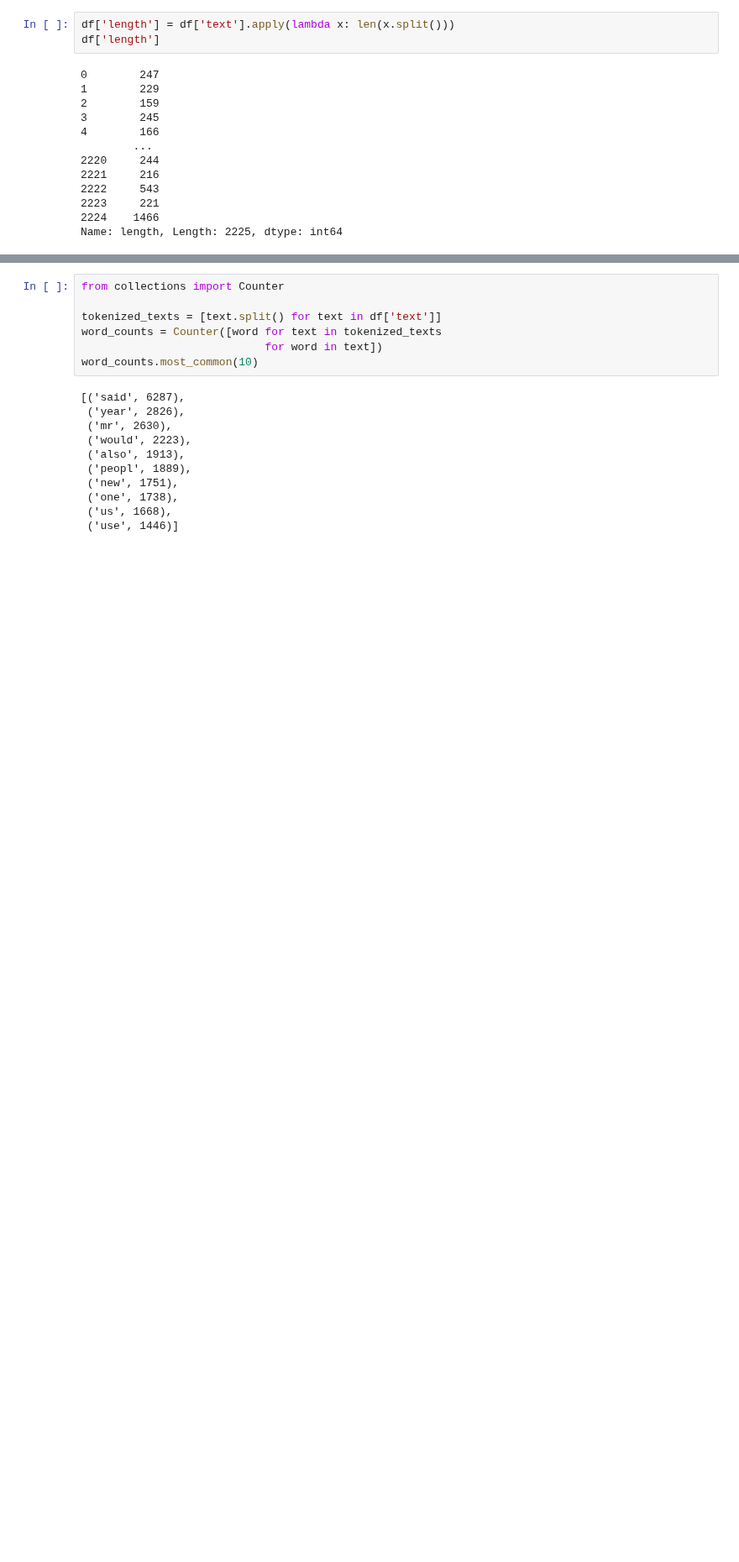
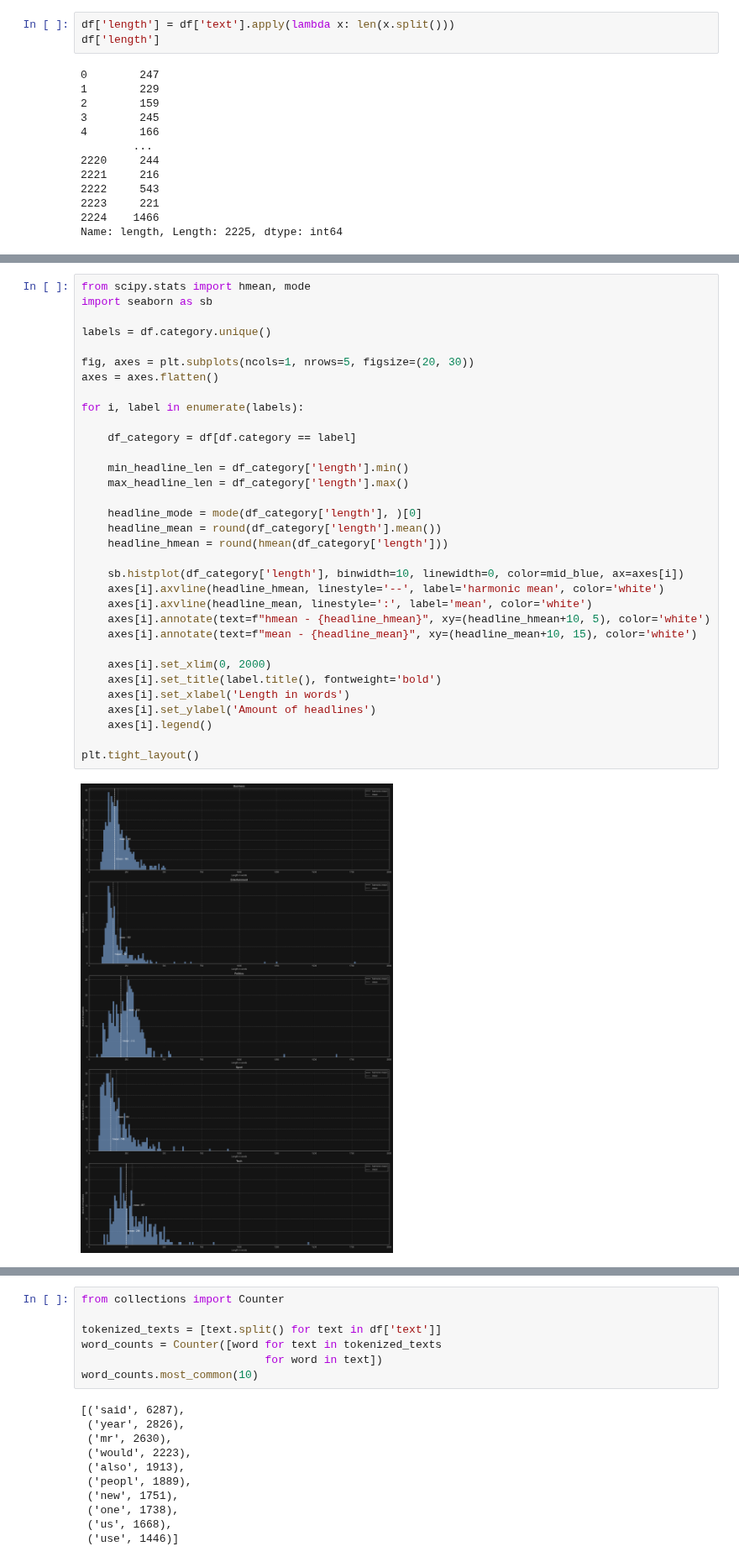
Before and after one commit to gracjan-p/bbc, a Jupyter notebook: notebooks/main.ipynb, the cells around one changed output, grey strips where cells are left out. Shown at 84% size. Drawn from its saved outputs; the diff is of its cells as text; blank space fills up the shorter version.

```diff
--- a/notebooks/main.ipynb
+++ b/notebooks/main.ipynb
@@ -134,0 +126,35 @@ plt.tight_layout()
+# %%
+from scipy.stats import hmean, mode
+import seaborn as sb
+
+labels = df.category.unique()
+
+fig, axes = plt.subplots(ncols=1, nrows=5, figsize=(20, 30))
+axes = axes.flatten()
+
+for i, label in enumerate(labels):
+
+    df_category = df[df.category == label]
+
+    min_headline_len = df_category['length'].min()
+    max_headline_len = df_category['length'].max()
+
+    headline_mode = mode(df_category['length'], )[0]
+    headline_mean = round(df_category['length'].mean())
+    headline_hmean = round(hmean(df_category['length']))
+
+    sb.histplot(df_category['length'], binwidth=10, linewidth=0, color=mid_blue, ax=axes[i])
+    axes[i].axvline(headline_hmean, linestyle='--', label='harmonic mean', color='white')
+    axes[i].axvline(headline_mean, linestyle=':', label='mean', color='white')
+    axes[i].annotate(text=f"hmean - {headline_hmean}", xy=(headline_hmean+10, 5), color='white')
+    axes[i].annotate(text=f"mean - {headline_mean}", xy=(headline_mean+10, 15), color='white')
+
+    axes[i].set_xlim(0, 2000)
+    axes[i].set_title(label.title(), fontweight='bold')
+    axes[i].set_xlabel('Length in words')
+    axes[i].set_ylabel('Amount of headlines')
+    axes[i].legend()
+
+plt.tight_layout()
+# %% [output]
+[figure, added]
```
Also changed, not shown: parts of 28 cells of this notebook, 1 other file.
